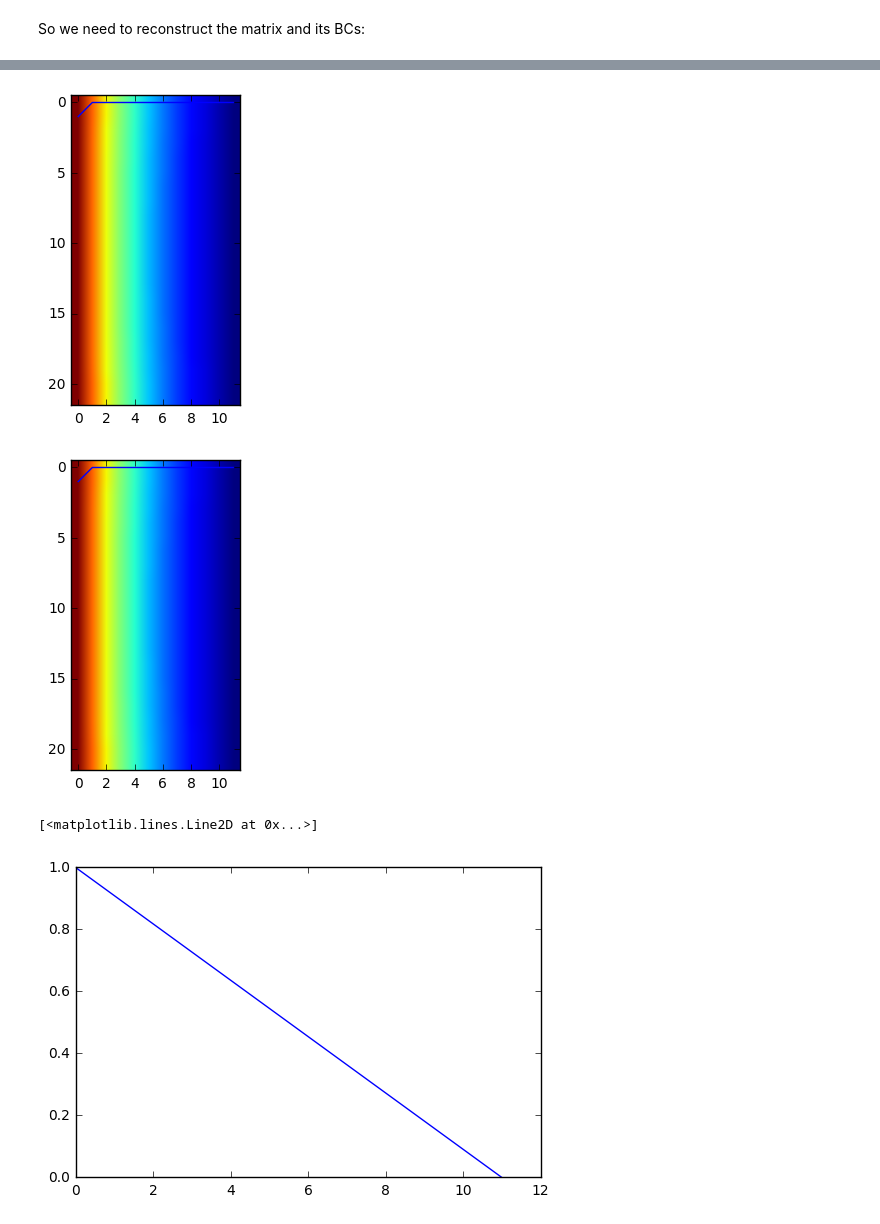
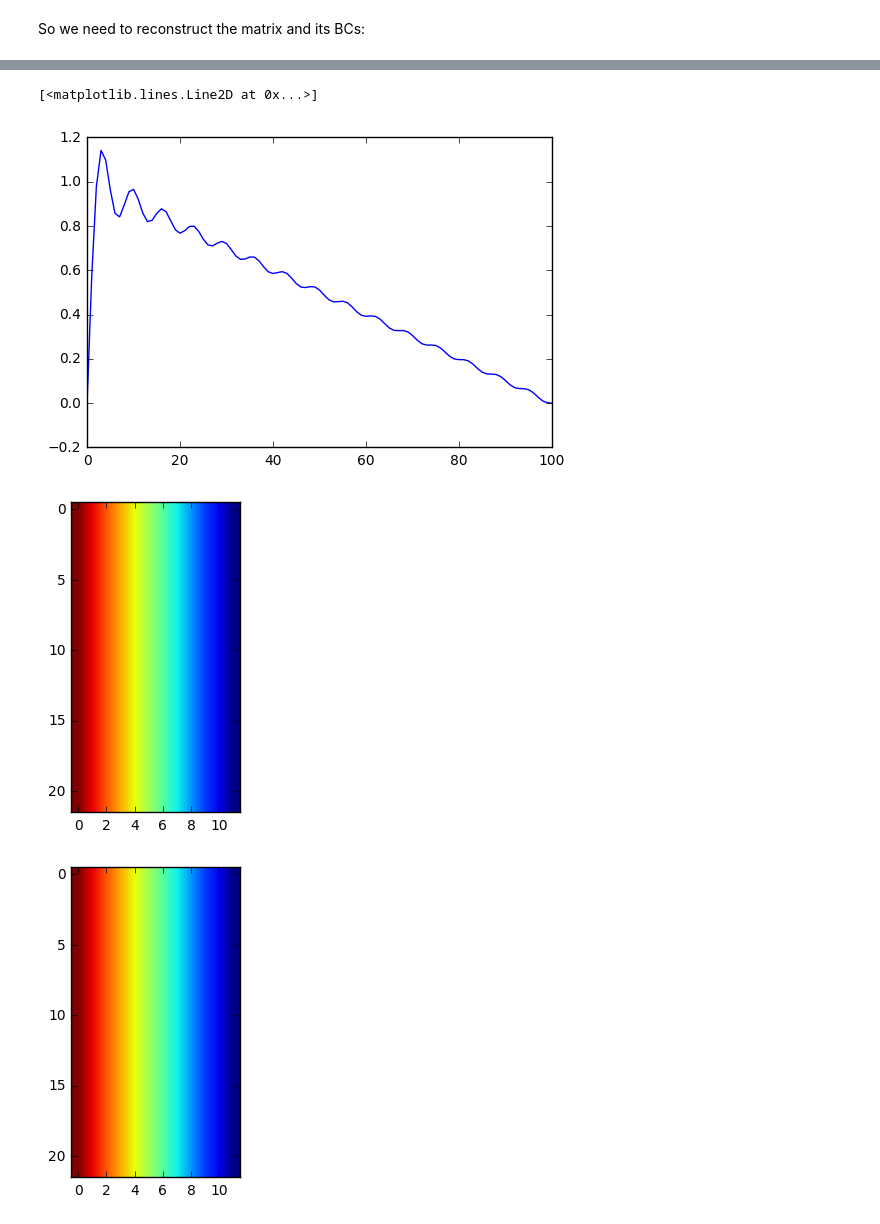
Before and after one commit to shurikkuzmin/FiniteVolumeADE, a Jupyter notebook: finite_volume_ade.ipynb, the cells around one changed output, grey strips where cells are left out. Saved outputs shown, nothing was run; the diff lists cells and outputs as text; code cells hidden in the pictures.

```diff
--- a/finite_volume_ade.ipynb
+++ b/finite_volume_ade.ipynb
@@ -205,3 +243,17 @@ def updateMatrix(mat,rhs):
+# %%
+numTerms = 30
+numX = 101
+x=numpy.linspace(0,1,numX)
+sol = numpy.zeros((numX,))
+time = 0.0001
+alpha=1
+for term in range(1,numTerms+1):
+    sol = sol + 2.0/(term*numpy.pi)*numpy.sin(term * numpy.pi*x)
+
+pylab.plot(sol)
+# %% [output]
+[<matplotlib.lines.Line2D at 0x...>]
+[figure, added]
 # %%
 import time
 from IPython import display
@@ -209,7 +261,6 @@ totalTime = 1
 numIterations = int(totalTime/deltat)
 phi=numpy.zeros(((NY+2)*(NX+2),))
 phi[::NX+2]=1
-pylab.plot(phi_mat[10,:])
 for iteration in range(numIterations):
     phi_old = phi
     updateMatrix(mat,rhs)
@@ -222,10 +273,5 @@ for iteration in range(numIterations):
     display.display(pylab.gcf())
     time.sleep(0.1)
 # %% [output]
-[figure, old version]
+[figure, new version]
-[figure, old version]
+[figure, new version]
-# %%
-pylab.plot(phi_mat[10,:])
-# %% [output]
-[<matplotlib.lines.Line2D at 0x...>]
-[figure, removed]
```
Also changed, not shown: parts of 1 cell of this notebook.
